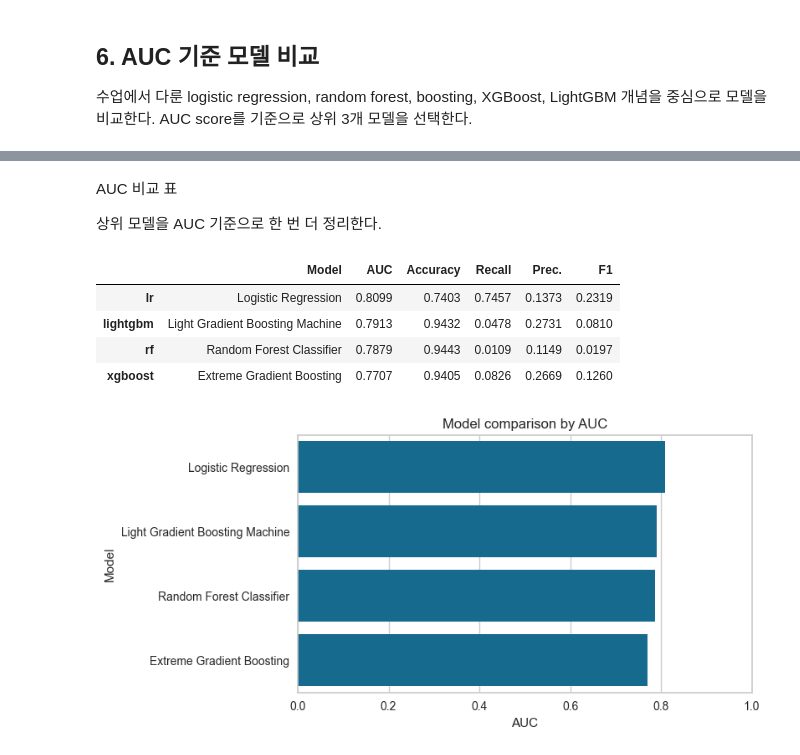
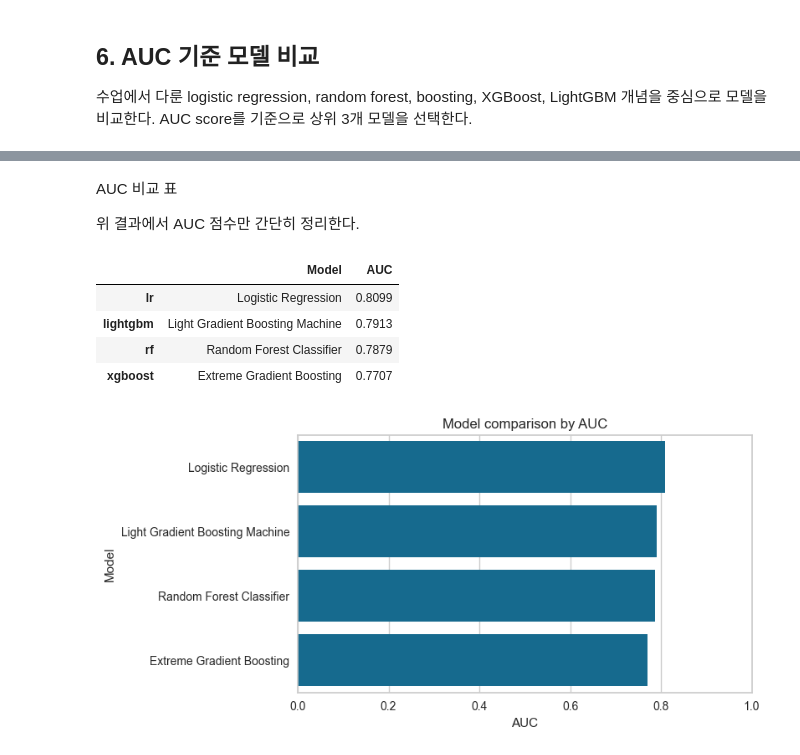
Before and after one commit to thanhdvu/cardiovascular-risk-khanes, a Jupyter notebook: 03_pycaret_modeling.ipynb, the cells around one changed output, grey strips where cells are left out. Saved outputs shown, nothing was run; the diff lists cells and outputs as text; code cells hidden in the pictures.

```diff
--- a/03_pycaret_modeling.ipynb
+++ b/03_pycaret_modeling.ipynb
@@ -213,15 +220,15 @@ compare_results
 # %% [markdown]
 AUC 비교 표
 
-상위 모델을 AUC 기준으로 한 번 더 정리한다.
+위 결과에서 AUC 점수만 간단히 정리한다.
 # %%
-auc_table = compare_results[['Model', 'AUC', 'Accuracy', 'Recall', 'Prec.', 'F1']]
-auc_table
+auc_summary = compare_results[['Model', 'AUC']]
+auc_summary
 # %% [output]
-|  | Model | AUC | Accuracy | Recall | Prec. | F1 |
-| lr | Logistic Regression | 0.8099 | 0.7403 | 0.7457 | 0.1373 | 0.2319 |
-| lightgbm | Light Gradient Boosting Machine | 0.7913 | 0.9432 | 0.0478 | 0.2731 | 0.0810 |
-| rf | Random Forest Classifier | 0.7879 | 0.9443 | 0.0109 | 0.1149 | 0.0197 |
-| xgboost | Extreme Gradient Boosting | 0.7707 | 0.9405 | 0.0826 | 0.2669 | 0.1260 |
+|  | Model | AUC |
+| lr | Logistic Regression | 0.8099 |
+| lightgbm | Light Gradient Boosting Machine | 0.7913 |
+| rf | Random Forest Classifier | 0.7879 |
+| xgboost | Extreme Gradient Boosting | 0.7707 |
 # %%
 plt.figure(figsize=(7, 4))
```
Also changed, not shown: parts of 11 cells of this notebook, 2 other files.
